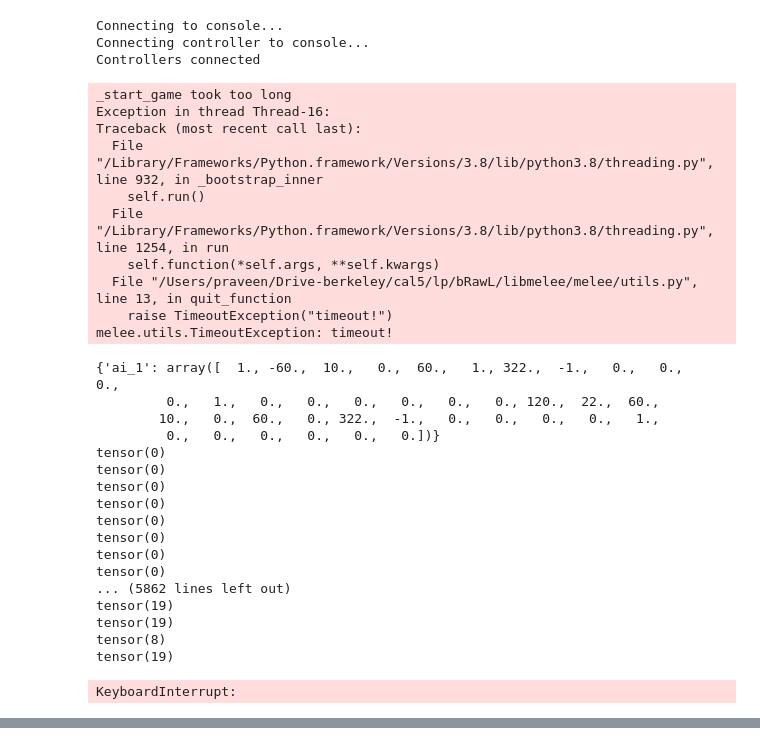
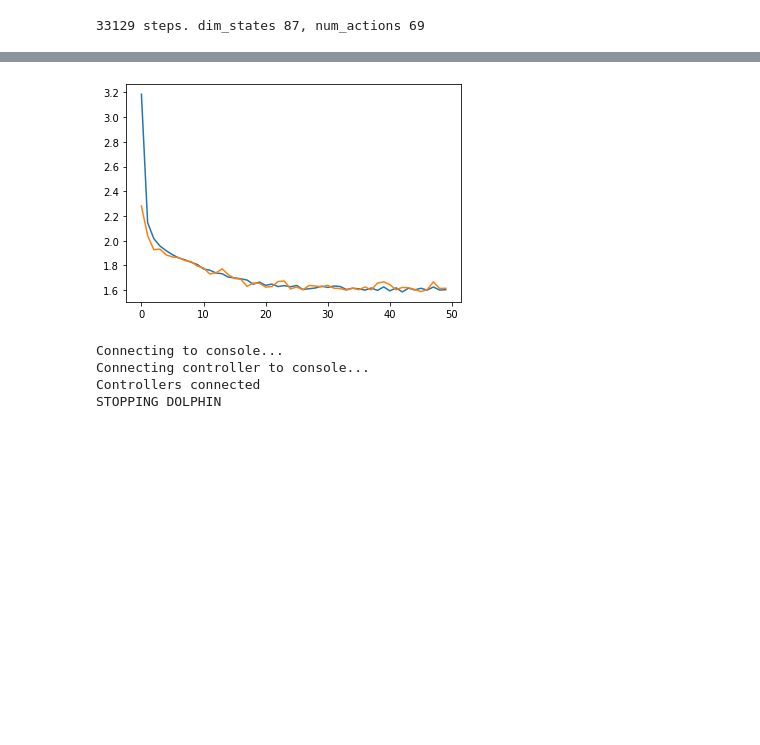
Before and after one commit to nathan-miller23/bRawL, a Jupyter notebook: models/bc.ipynb, the cells around one changed output, grey strips where cells are left out. Drawn from its saved outputs; the diff is of its cells as text; code cells hidden in the pictures; blank space fills up the shorter version.

```diff
--- a/models/bc.ipynb
+++ b/models/bc.ipynb
@@ -122,48 +16,20 @@ bc_agent.save_state('./bc_agent')
-# %%
-import melee
-from melee import SSBMEnv
-
-with torch.no_grad():
-    bc_agent = BCAgent()
-    bc_agent.load_state('bc_agent')
-    env = SSBMEnv('../mocker/dolphin-emu.app/Contents/MacOS', ssbm_iso_path='../mocker/m.iso')
-    obs = env.reset()
-    done = False
-    while not done:
-        logits = bc_agent(torch.FloatTensor(obs['ai_1'], device=device))
-        action = torch.distributions.categorical.Categorical(logits=logits).sample()
-        joint_action = {'ai_1': action}
-        obs, reward, done, info = env.step(joint_action)
-        done = done['__all__']
-# %% [output]
-Connecting to console...
-Connecting controller to console...
-Controllers connected
-_start_game took too long
-Exception in thread Thread-16:
-Traceback (most recent call last):
-  File "/Library/Frameworks/Python.framework/Versions/3.8/lib/python3.8/threading.py", line 932, in _bootstrap_inner
-    self.run()
-  File "/Library/Frameworks/Python.framework/Versions/3.8/lib/python3.8/threading.py", line 1254, in run
-    self.function(*self.args, **self.kwargs)
-  File "/Users/praveen/Drive-berkeley/cal5/lp/bRawL/libmelee/melee/utils.py", line 13, in quit_function
-    raise TimeoutException("timeout!")
-melee.utils.TimeoutException: timeout!
-{'ai_1': array([  1., -60.,  10.,   0.,  60.,   1., 322.,  -1.,   0.,   0.,   0.,
-         0.,   1.,   0.,   0.,   0.,   0.,   0.,   0., 120.,  22.,  60.,
-        10.,   0.,  60.,   0., 322.,  -1.,   0.,   0.,   0.,   0.,   1.,
-         0.,   0.,   0.,   0.,   0.,   0.])}
-tensor(0)
-tensor(0)
-tensor(0)
-tensor(0)
-tensor(0)
-tensor(0)
-tensor(0)
-tensor(0)
-... (5862 lines left out)
-tensor(19)
-tensor(19)
-tensor(8)
-tensor(19)
-KeyboardInterrupt:
+# %%
+DATA_FOLDER = "../mocker/fox_bad_1"
+LOAD_CHECKPOINT = None
+SAVE_CHECKPOINT = "./bc_agent_3"
+BATCH_SIZE = 64
+# %%
+states, actions, dim_states, num_actions = bc.states_from_folder(DATA_FOLDER)
+print(f"{len(states)} steps. dim_states {dim_states}, num_actions {num_actions}")
+train_dataloader, test_dataloader = bc.datasets(states, actions, batch_size=BATCH_SIZE)
+# %% [output]
+33129 steps. dim_states 87, num_actions 69
+# %%
+bc_agent = bc.LinearAgent(dim_states, num_actions)
+if LOAD_CHECKPOINT:
+    bc_agent.load_state(LOAD_CHECKPOINT)
+else:
+    bc.train(bc_agent, train_dataloader, test_dataloader, num_actions, num_epochs=50)
+    if SAVE_CHECKPOINT:
+        bc_agent.save_state(SAVE_CHECKPOINT)
+# %% [output]
@@ -169,0 +53,8 @@ KeyboardInterrupt:
+[figure, added]
+# %%
+bc.play(bc_agent, cpu_level=1)
+# %% [output]
+Connecting to console...
+Connecting controller to console...
+Controllers connected
+STOPPING DOLPHIN
```
Also changed, not shown: parts of 12 cells of this notebook, 1 other file.
